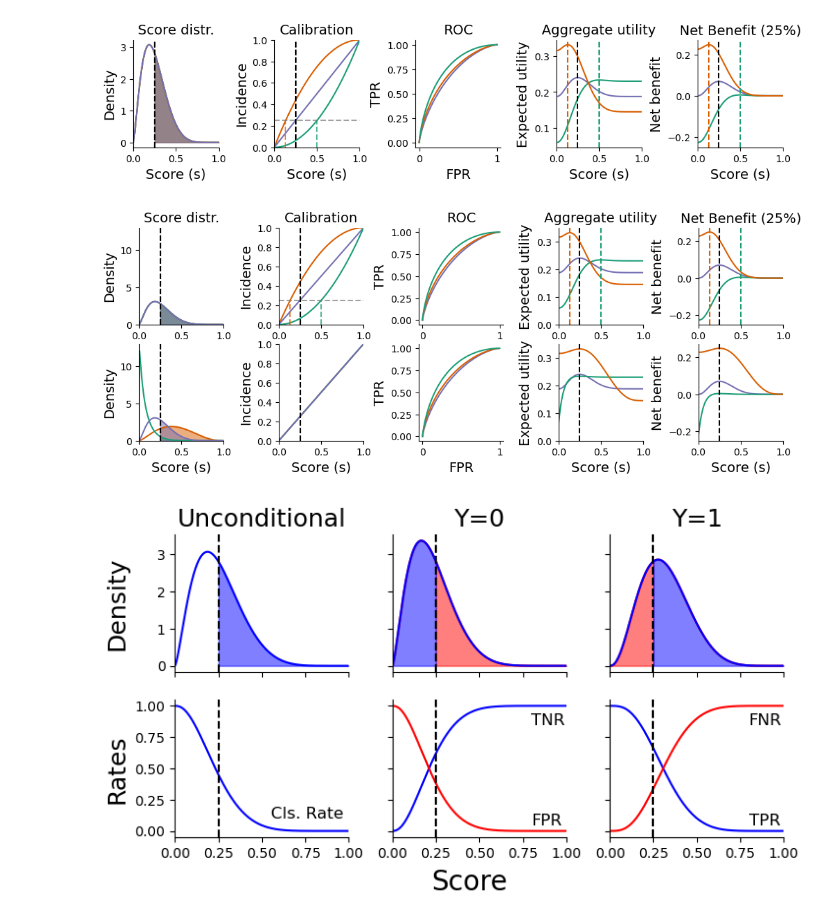
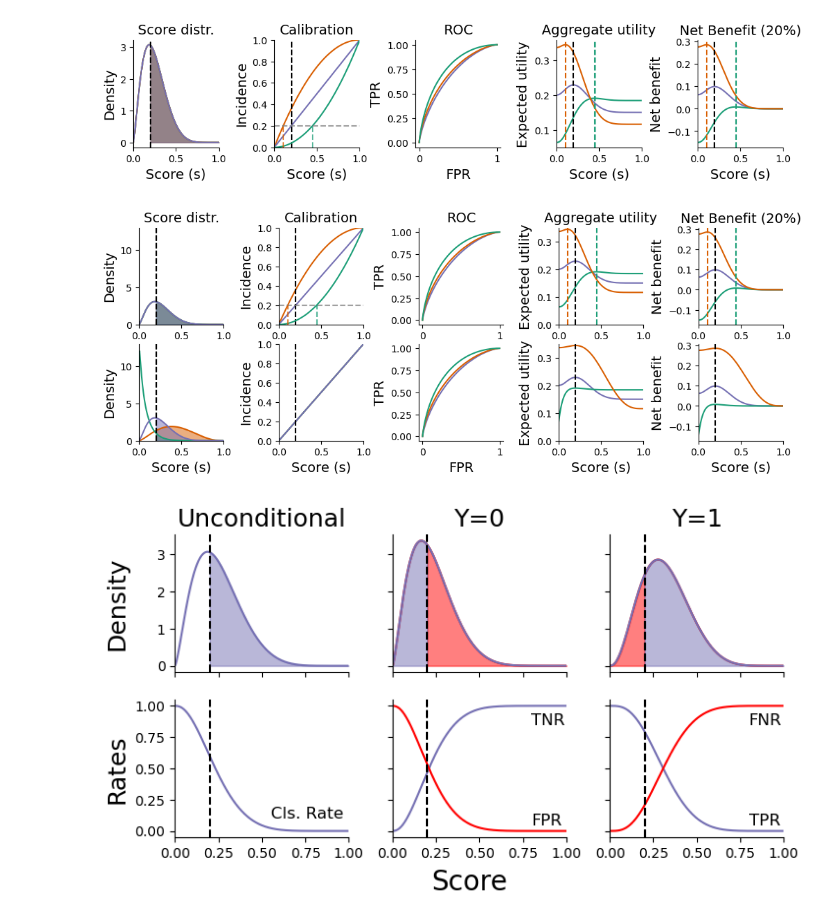
Before and after one commit to spfohl/fairness_simulation, a Jupyter notebook: defense_slides.ipynb, the cells around one changed output. Cells and saved outputs as stored; diff of their text form; code cells hidden in the pictures.

Commit message:
Change threshold to 20

```diff
--- a/defense_slides.ipynb
+++ b/defense_slides.ipynb
@@ -8,7 +8,7 @@ import itertools
 import scipy
 import scipy.stats
 # %%
-figure_path = './figures'
+figure_path = './figures_20'
 os.makedirs(figure_path, exist_ok=True)
 # %%
 colors = {
@@ -123,10 +123,10 @@ for key in parameters.keys():
     parameters[key].update(performance_metrics_dict[key])
 # %%
 # Utility functions
-u_tp = 0.75
+u_tp = 0.8
 u_fn = 0
 u_fp = 0
-u_tn = 0.25
+u_tn = 0.2
 
 
 u_pos = u_tp - u_fn
@@ -214,7 +214,7 @@ def plot_distributions(
     ax.set_title(title, fontsize=18)
 # %%
 wspace=0.5
-threshold=0.25
+# threshold=0.25
 plt.close()
 
 fig=plt.figure(figsize=(8,6))
@@ -298,6 +298,7 @@ ax.axhline(
     color='gray',
     alpha=0.75
 )
+
 ax.set_xlabel('Score (s)', fontsize=20)
 ax.set_ylabel('Incidence: c(s)', fontsize=20)
 ax.text(0.7, 0.4, 'Overestimation', fontsize=18)
@@ -590,7 +591,7 @@ plot_distributions(
     apply_fill=False,
 )
 axes[0,4].set_ylabel('Net benefit', fontsize=14)
-axes[0,4].set_title(r'Net Benefit (25%)', fontsize=14)
+axes[0,4].set_title(r'Net Benefit (20%)', fontsize=14)
 axes[0,4].axvline(threshold, linestyle='--', color='k')
 axes[0,4].axvline(adjusted_threshold_over, linestyle='--', color=colors['cb_green'])
 axes[0,4].axvline(adjusted_threshold_under, linestyle='--', color=colors['cb_orange'])
@@ -601,7 +602,7 @@ sns.despine()
 plt.show()
 fig.savefig(os.path.join(figure_path, 'distr_calib_utility.png'), dpi=300, bbox_inches="tight")
 # %% [output]
-[figure, old version]
+[figure, new version]
 # %%
 plt.close()
 figsize=(12,4)
@@ -899,7 +900,7 @@ plot_distributions(
 
 axes[0,4].set_ylabel('Net benefit', fontsize=14)
 axes[1,4].set_ylabel('Net benefit', fontsize=14)
-axes[0,4].set_title(r'Net Benefit (25%)', fontsize=14)
+axes[0,4].set_title(r'Net Benefit (20%)', fontsize=14)
 axes[0,4].axvline(threshold, linestyle='--', color='k')
 axes[0,4].axvline(adjusted_threshold_over, linestyle='--', color=colors['cb_green'])
 axes[0,4].axvline(adjusted_threshold_under, linestyle='--', color=colors['cb_orange'])
@@ -911,11 +912,11 @@ sns.despine()
 plt.show()
 fig.savefig(os.path.join(figure_path, 'distr_calib_utility_recalib.png'), dpi=300, bbox_inches="tight")
 # %% [output]
-[figure, old version]
+[figure, new version]
 # %%
 figsize=(8,4)
 wspace=0.5
-threshold=0.25
+# threshold=0.25
 plt.close()
 fig, axes = plt.subplots(2, 3, figsize=figsize, squeeze=False, sharey='row', sharex=True)
 plt.subplots_adjust(wspace=0.25)
@@ -929,7 +930,7 @@ plot_distributions(
     groups='A',
     fill_min=threshold,
     threshold=threshold,
-    color_override='b'
+    color_override=colors['cb_purple']
 )
 axes[0, 0].set_ylabel('Density', fontsize=18)
 plot_distributions(
@@ -939,7 +940,7 @@ plot_distributions(
     groups='A',
     apply_fill=False,
     threshold=threshold,
-    color_override='b'
+    color_override=colors['cb_purple']
 )
 axes[1, 0].set_ylabel('Rates', fontsize=18)
 axes[1, 0].text(0.55, 0.1, 'Cls. Rate', fontsize=12)
@@ -964,7 +965,7 @@ plot_distributions(
     fill_min=0,
     fill_max=threshold,
     threshold=threshold,
-    color_override='b'
+    color_override=colors['cb_purple']
 )
 plot_distributions(
     parameters,
@@ -973,7 +974,7 @@ plot_distributions(
     groups='A',
     apply_fill=False,
     threshold=threshold,
-    color_override='b'
+    color_override=colors['cb_purple']
 )
 plot_distributions(
     parameters,
@@ -1008,35 +1009,35 @@ plot_distributions(
     fill_min=threshold,
 #     fill_max=threshold,
     threshold=threshold,
-    color_override='b'
+    color_override=colors['cb_purple']
 )
 
 plot_distributions(
     parameters,
     plot_y='TPR',
     ax=axes[1, 2],
     groups='A',
     apply_fill=False,
     threshold=threshold,
-    color_override='b'
+    color_override=colors['cb_purple']
 )
 plot_distributions(
     parameters,
     plot_y='FNR',
     ax=axes[1, 2],
     groups='A',
     apply_fill=False,
     threshold=threshold,
     color_override='r'
 )
 axes[1,2].text(0.8, 0.85, 'FNR', fontsize=12)
 axes[1,2].text(0.8, 0.05, 'TPR', fontsize=12)
 fig.align_ylabels(axes[:, 0])
 fig.text(0.5, -0.025, 'Score', ha='center', size=20)
 sns.despine()
 plt.show()
 fig.savefig(os.path.join(figure_path, 'distribution_plots_tpr_fpr.png'), dpi=300, bbox_inches="tight")
 # %% [output]
-[figure, old version]
+[figure, new version]
 # %%
 figsize=(8,4)
```
Also changed, not shown: parts of 5 cells of this notebook, 11 other files.
